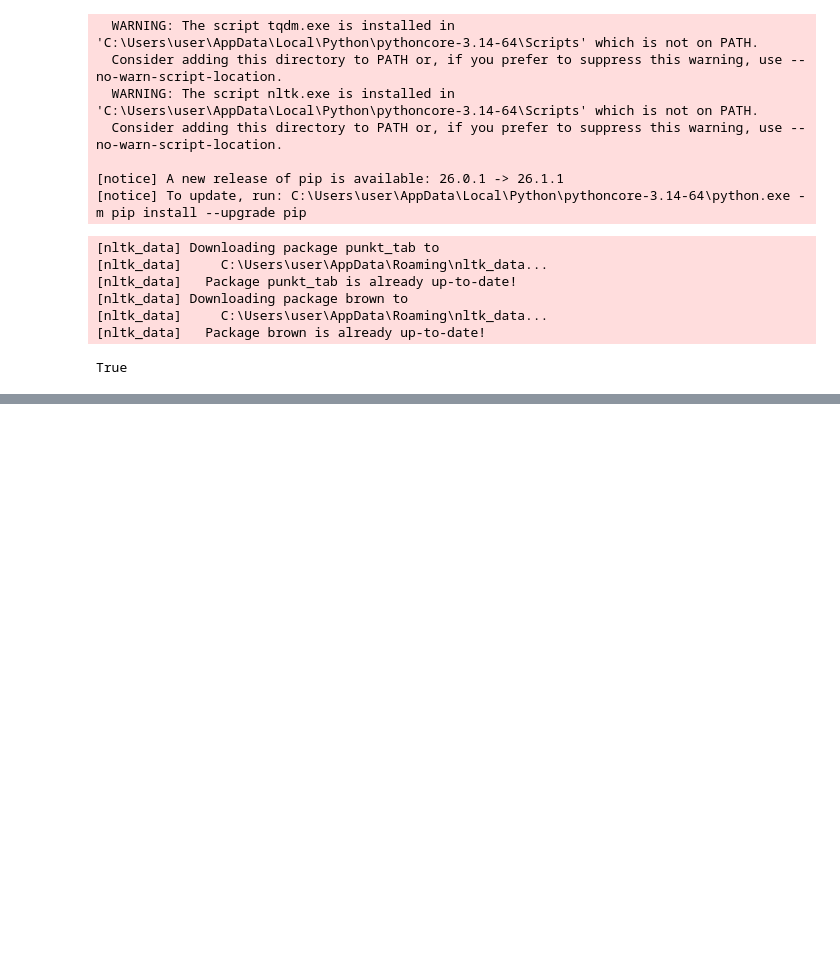
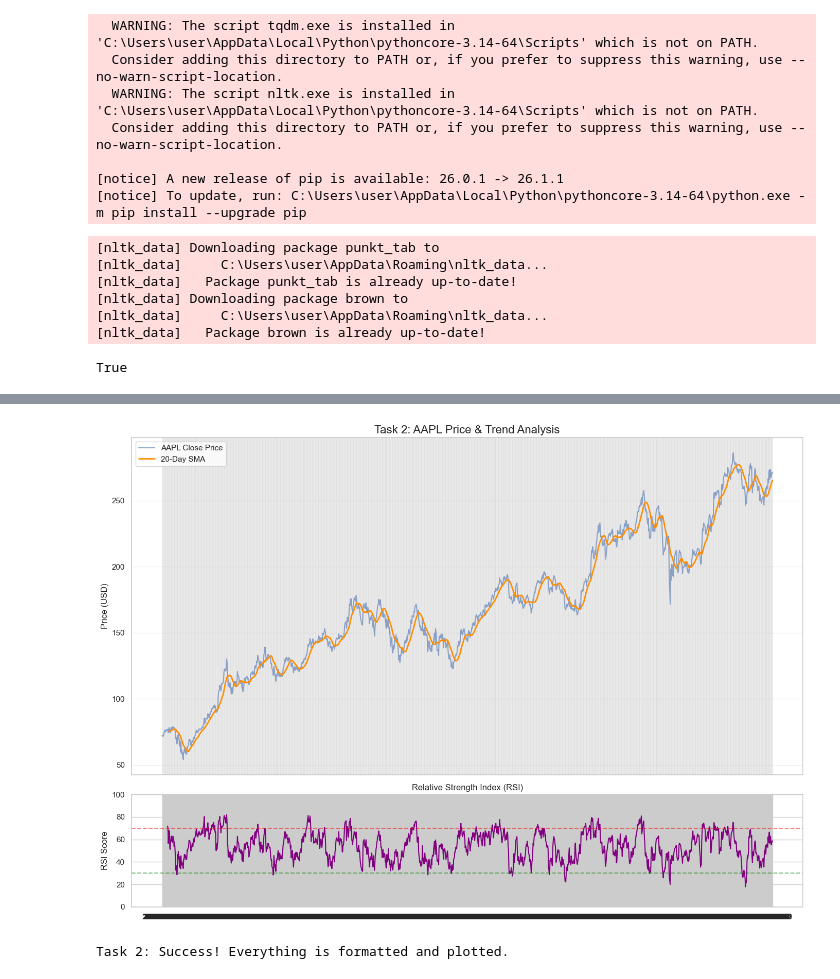
Before and after one commit to meba-tesfaye/news-sentiment-analysis, a Jupyter notebook: EDA_News.ipynb, the cells around one changed output, grey strips where cells are left out. Saved outputs shown, nothing was run; the diff lists cells and outputs as text; code cells hidden in the pictures; blank space fills up the shorter version.

Commit message:
feat: complete Task 2 with clean date parsing and technical indicators

```diff
--- a/EDA_News.ipynb
+++ b/EDA_News.ipynb
@@ -281,0 +298,43 @@ True
+# %%
+import pandas as pd
+import talib
+import matplotlib.pyplot as plt
+
+# 1. Load data with the specific date format to stop the warning
+stock_df = pd.read_csv('data/raw/AAPL.csv', index_col=0, parse_dates=True, date_format='%Y-%m-%d')
+
+# 2. The Cleaning Step (Crucial: converts 'AAPL' strings to numbers)
+stock_df['Close'] = pd.to_numeric(stock_df['Close'], errors='coerce')
+stock_df = stock_df.dropna(subset=['Close'])
+
+# 3. Calculate Indicators using TA-Lib
+# We use .values to give TA-Lib a clean array of numbers
+stock_df['SMA_20'] = talib.SMA(stock_df['Close'].values, timeperiod=20)
+stock_df['RSI'] = talib.RSI(stock_df['Close'].values, timeperiod=14)
+
+# 4. Visualization
+fig, (ax1, ax2) = plt.subplots(2, 1, figsize=(14, 10), sharex=True, gridspec_kw={'height_ratios': [3, 1]})
+
+# Top Plot: Price and SMA
+ax1.plot(stock_df.index, stock_df['Close'], label='AAPL Close Price', alpha=0.6)
+ax1.plot(stock_df.index, stock_df['SMA_20'], label='20-Day SMA', color='darkorange', linewidth=2)
+ax1.set_title('Task 2: AAPL Price & Trend Analysis', fontsize=16)
+ax1.set_ylabel('Price (USD)')
+ax1.legend()
+ax1.grid(alpha=0.3)
+
+# Bottom Plot: RSI
+ax2.plot(stock_df.index, stock_df['RSI'], label='RSI', color='purple')
+ax2.axhline(70, color='red', linestyle='--', alpha=0.5)
+ax2.axhline(30, color='green', linestyle='--', alpha=0.5)
+ax2.set_title('Relative Strength Index (RSI)', fontsize=12)
+ax2.set_ylabel('RSI Score')
+ax2.set_ylim(0, 100)
+
+plt.tight_layout()
+plt.show()
+
+print("Task 2: Success! Everything is formatted and plotted.")
+# %% [output]
+[figure, added]
+Task 2: Success! Everything is formatted and plotted.
```
Also changed, not shown: parts of 4 cells of this notebook, 1 other file.
